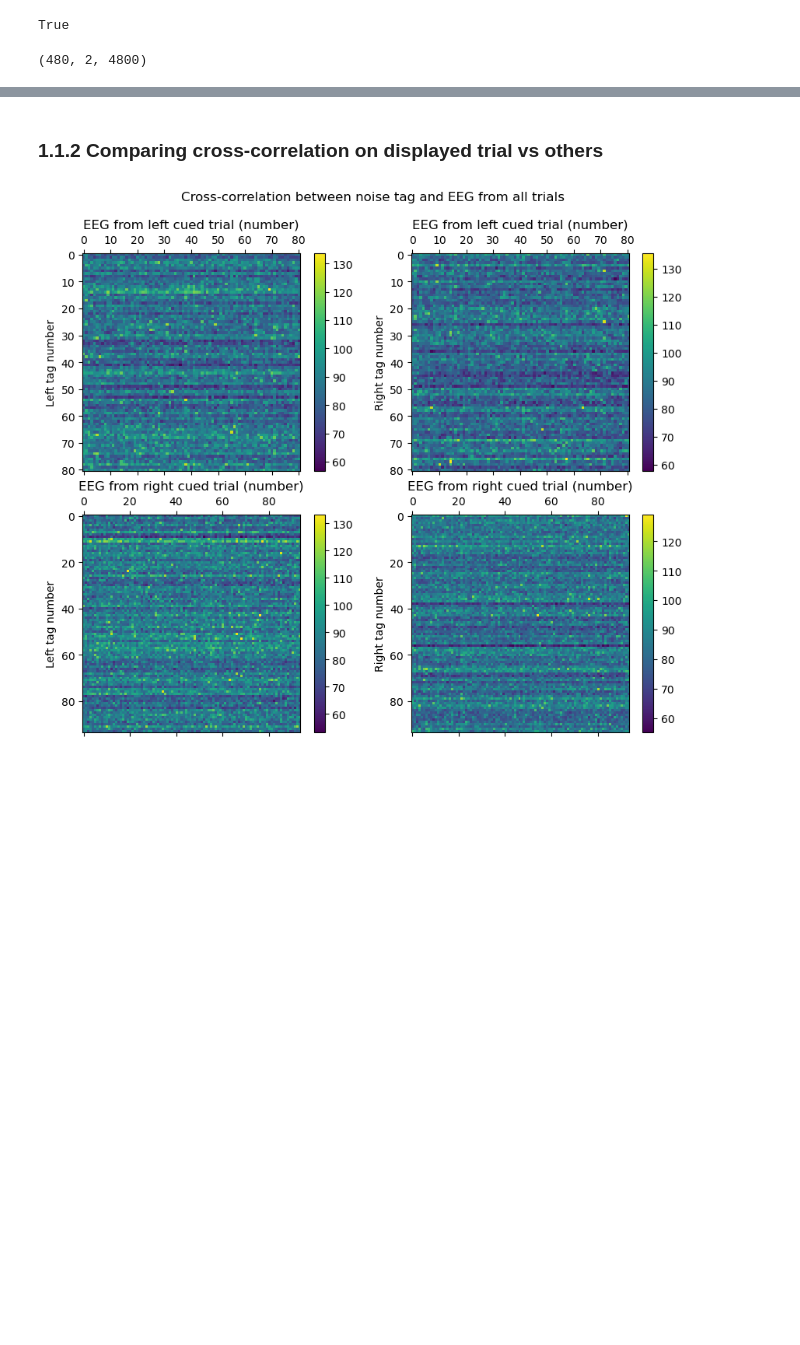
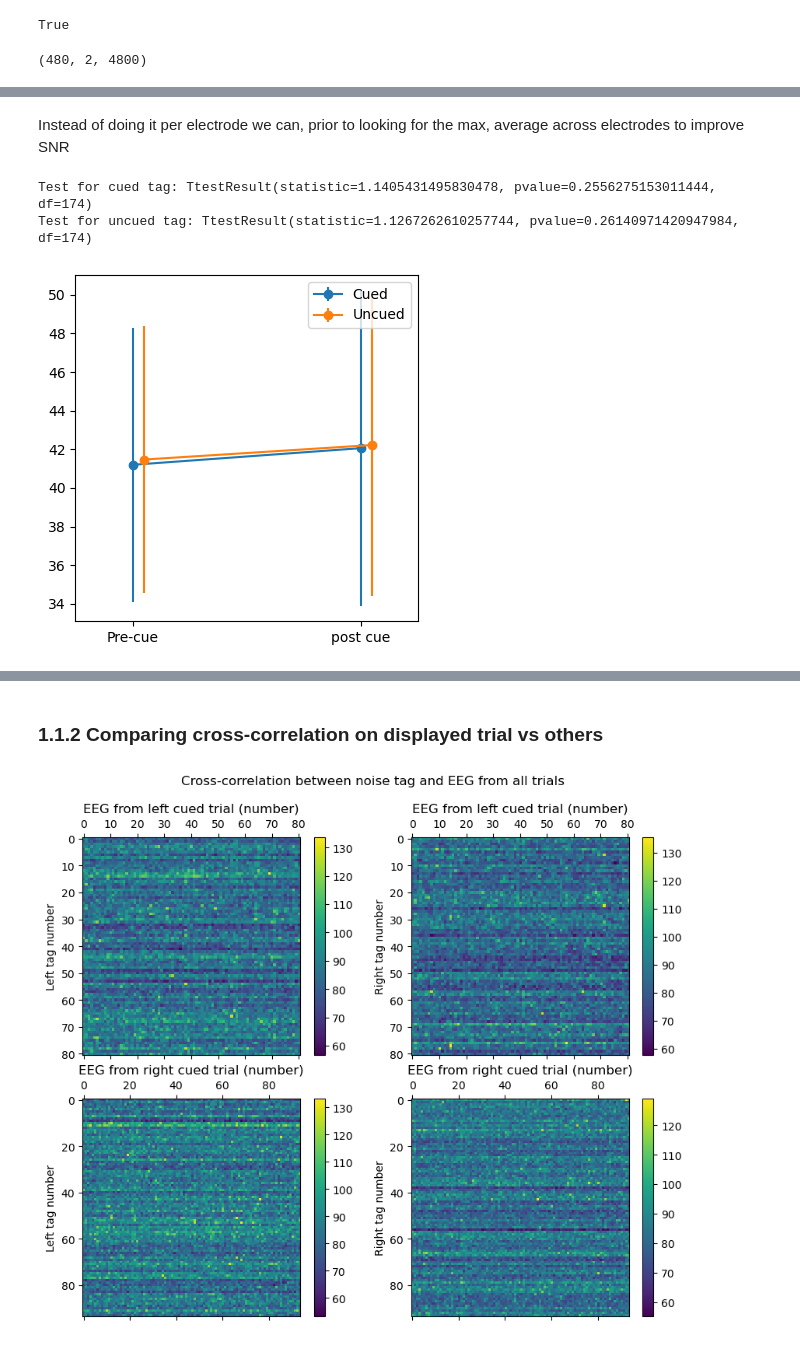
Before and after one commit to LpZamora/RIFT_thesis_expe1, a Jupyter notebook: 3_analysis_A1.ipynb, the cells around one changed output, grey strips where cells are left out. Cells and saved outputs as stored; diff of their text form; code cells hidden in the pictures; blank space fills up the shorter version.

```diff
--- a/3_analysis_A1.ipynb
+++ b/3_analysis_A1.ipynb
@@ -780,0 +822,27 @@ Test for uncued tag and electrode P3: TtestResult(statistic=-0.15790282474083592
+# %% [markdown]
+Instead of doing it per electrode we can, prior to looking for the max, average across electrodes to improve SNR
+# %%
+cor_with_cued = np.concatenate([cor_with_cued_for_cuedR,cor_with_cued_for_cuedL])
+cor_with_uncued = np.concatenate([cor_with_uncued_for_cuedR,cor_with_uncued_for_cuedL])
+
+fig, ax = plt.subplots(1,1, figsize=(4,4), sharex=True)
+max_precue_cued = cor_with_cued[:,:,:cor_with_cued.shape[-1]//2+1].mean(axis=1).max(axis=-1)
+max_postcue_cued = cor_with_cued[:,:,cor_with_cued.shape[-1]//2:].mean(axis=1).max(axis=-1)
+ax.errorbar(x=[0,1], y=[np.mean(max_precue_cued), np.mean(max_postcue_cued)],
+                yerr=[np.std(max_precue_cued), np.std(max_postcue_cued)], fmt='o-', label='Cued')
+print(f'Test for cued tag: {scipy.stats.ttest_rel(max_postcue_cued, max_precue_cued)}')
+max_precue_uncued = cor_with_uncued[:,:,:cor_with_uncued.shape[-1]//2+1].mean(axis=1).max(axis=-1)
+max_postcue_uncued = cor_with_uncued[:,:,cor_with_uncued.shape[-1]//2:].mean(axis=1).max(axis=-1)
+
+ax.errorbar([0.05,1.05], [np.mean(max_precue_uncued), np.mean(max_postcue_uncued)],
+                [np.std(max_precue_uncued), np.std(max_postcue_uncued)], fmt='o-', label='Uncued')
+print(f'Test for uncued tag: {scipy.stats.ttest_rel(max_postcue_uncued,max_precue_uncued)}')
+
+ax.set_xticks([0,1],['Pre-cue', 'post cue'])
+ax.legend()
+plt.xlim(-.25, 1.25)
+plt.tight_layout()
+# %% [output]
+Test for cued tag: TtestResult(statistic=1.1405431495830478, pvalue=0.2556275153011444, df=174)
+Test for uncued tag: TtestResult(statistic=1.1267262610257744, pvalue=0.26140971420947984, df=174)
+[figure, added]
```
Also changed, not shown: parts of 29 cells of this notebook, 14 other files.
